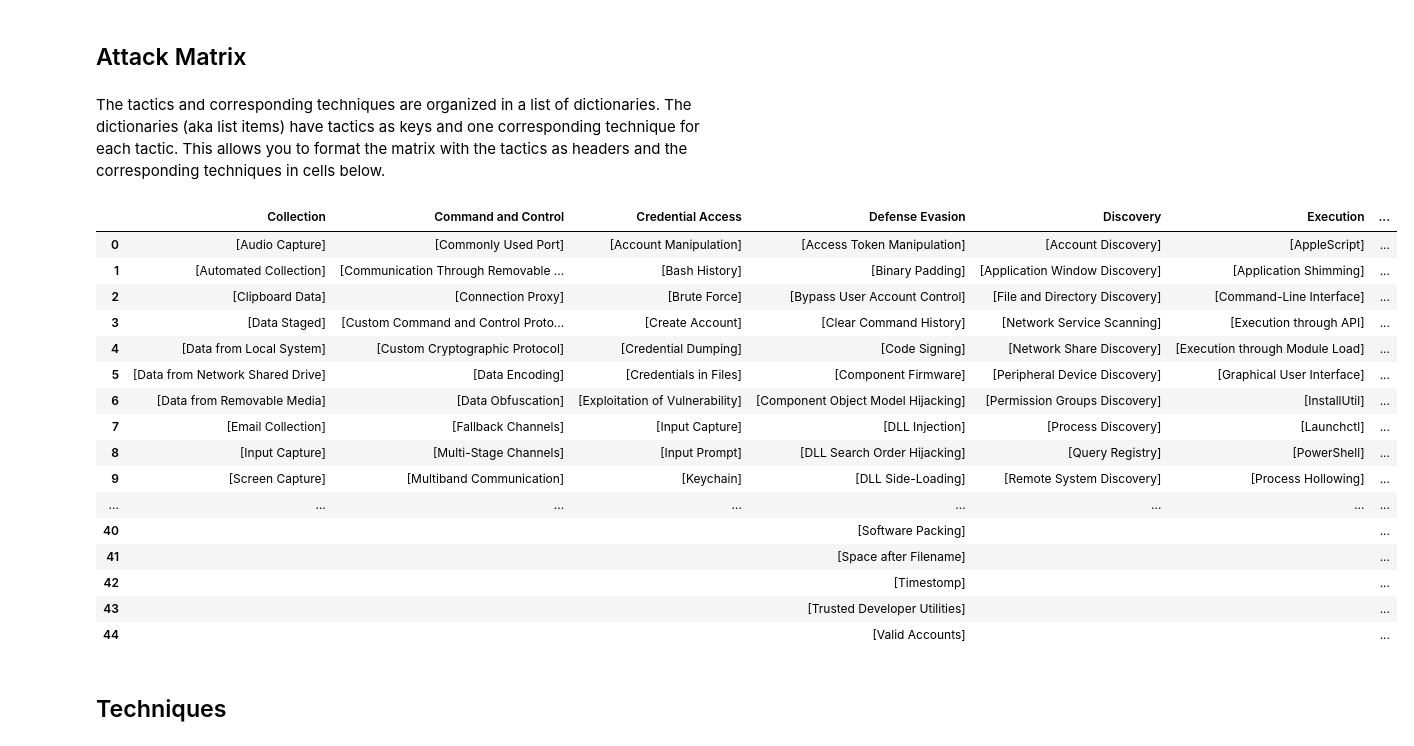
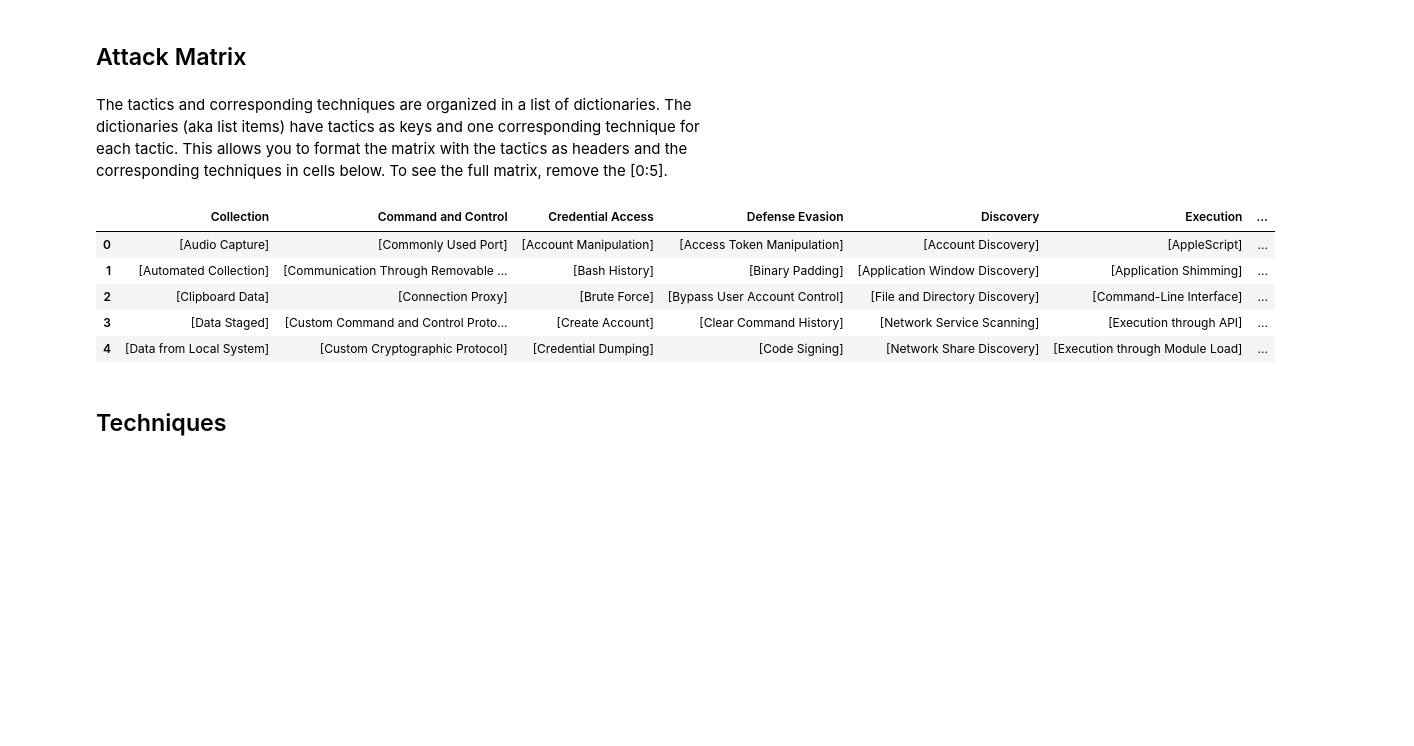
Before and after one commit to annamcabee/Mitre-Attack-API, a Jupyter notebook: Examples.ipynb, the cells around one changed output. Saved outputs shown, nothing was run; the diff lists cells and outputs as text; code cells hidden in the pictures; blank space fills up the shorter version.

Commit message:
Reformatted example of matrix

```diff
--- a/Examples.ipynb
+++ b/Examples.ipynb
@@ -8,28 +8,17 @@ attack = AttackAPI()
 # %% [markdown]
 ## Attack Matrix
 # %% [markdown]
-The tactics and corresponding techniques are organized in a list of dictionaries. The dictionaries (aka list items)  have tactics as keys and one corresponding technique for each tactic. This allows you to format the matrix with the tactics as headers and the corresponding techniques in cells below.
+The tactics and corresponding techniques are organized in a list of dictionaries. The dictionaries (aka list items)  have tactics as keys and one corresponding technique for each tactic. This allows you to format the matrix with the tactics as headers and the corresponding techniques in cells below. To see the full matrix, remove the [0:5].
 # %%
 matrix = attack.get_matrix()
-json_normalize(matrix)
+json_normalize(matrix)[0:5]
 # %% [output]
 |  | Collection | Command and Control | Credential Access | Defense Evasion | Discovery | Execution | ... |
 | 0 | [Audio Capture] | [Commonly Used Port] | [Account Manipulation] | [Access Token Manipulation] | [Account Discovery] | [AppleScript] | ... |
 | 1 | [Automated Collection] | [Communication Through Removable ... | [Bash History] | [Binary Padding] | [Application Window Discovery] | [Application Shimming] | ... |
 | 2 | [Clipboard Data] | [Connection Proxy] | [Brute Force] | [Bypass User Account Control] | [File and Directory Discovery] | [Command-Line Interface] | ... |
 | 3 | [Data Staged] | [Custom Command and Control Proto... | [Create Account] | [Clear Command History] | [Network Service Scanning] | [Execution through API] | ... |
 | 4 | [Data from Local System] | [Custom Cryptographic Protocol] | [Credential Dumping] | [Code Signing] | [Network Share Discovery] | [Execution through Module Load] | ... |
-| 5 | [Data from Network Shared Drive] | [Data Encoding] | [Credentials in Files] | [Component Firmware] | [Peripheral Device Discovery] | [Graphical User Interface] | ... |
-| 6 | [Data from Removable Media] | [Data Obfuscation] | [Exploitation of Vulnerability] | [Component Object Model Hijacking] | [Permission Groups Discovery] | [InstallUtil] | ... |
-| 7 | [Email Collection] | [Fallback Channels] | [Input Capture] | [DLL Injection] | [Process Discovery] | [Launchctl] | ... |
-| 8 | [Input Capture] | [Multi-Stage Channels] | [Input Prompt] | [DLL Search Order Hijacking] | [Query Registry] | [PowerShell] | ... |
-| 9 | [Screen Capture] | [Multiband Communication] | [Keychain] | [DLL Side-Loading] | [Remote System Discovery] | [Process Hollowing] | ... |
-| ... | ... | ... | ... | ... | ... | ... | ... |
-| 40 |  |  |  | [Software Packing] |  |  | ... |
-| 41 |  |  |  | [Space after Filename] |  |  | ... |
-| 42 |  |  |  | [Timestomp] |  |  | ... |
-| 43 |  |  |  | [Trusted Developer Utilities] |  |  | ... |
-| 44 |  |  |  | [Valid Accounts] |  |  | ... |
 # %% [markdown]
 ## Techniques
 # %% [markdown]
```
